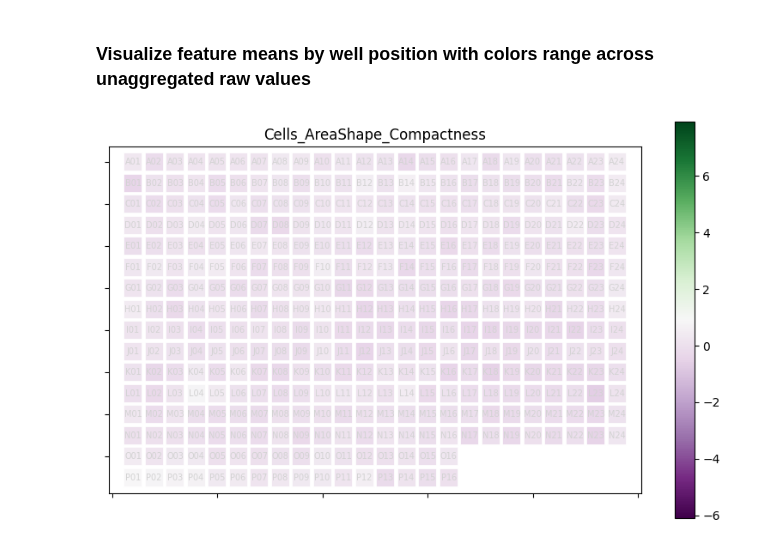
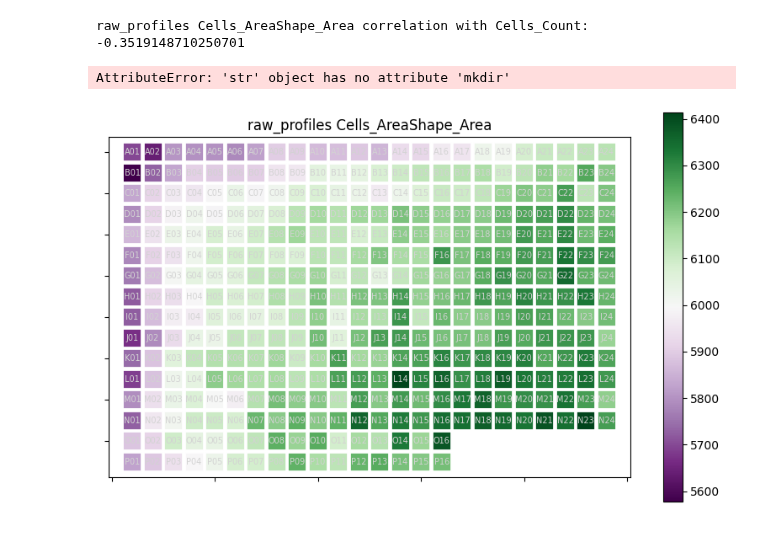
Before and after one commit to broadinstitute/position-effect-correction, a Jupyter notebook: 3.correct/7_visualize_well_mean.ipynb, the cells around one changed output. Drawn from its saved outputs; the diff is of its cells as text; code cells hidden in the pictures.

Commit message:
add plate viz for cell area and agp intensity

```diff
--- a/3.correct/7_visualize_well_mean.ipynb
+++ b/3.correct/7_visualize_well_mean.ipynb
@@ -5,9 +5,19 @@ import pandas as pd
 import seaborn as sns
 import matplotlib.pyplot as plt
 from plot_utils import plot_mean_feature_per_well
-# %%
-feature = "Cells_AreaShape_Compactness"
+# %%
+figsave_path = "output/plate_visualizations"
+
+features = ["Cells_AreaShape_Area", "Cells_Intensity_MeanIntensity_AGP"]
 # %%
 # profiles = pd.read_parquet("output/subset_profiles_cc_well_corrected.parquet")
-profiles = pd.read_parquet("output/subset_profiles_cc_corrected.parquet")
-profiles
+
+profiles = {
+    "raw_profiles":  "../1.load/output/raw_filtered_profiles.parquet",
+    "cc_adj_profiles": "../3.correct/output/profiles_cc_adjusted.parquet",
+    "well_mean_subtracted": "../3.correct/output/full_profiles_mean_corrected.parquet",
+    "cc_adj_well_mean_subtracted": "../3.correct/output/full_profiles_cc_adj_mean_corr.parquet"
+}
+
+# profiles = pd.read_parquet("output/subset_profiles_cc_corrected.parquet")
+# profiles
@@ -34,6 +24,11 @@ plot_mean_feature_per_well(profiles, feature)
-# %% [markdown]
-### Visualize feature means by well position with colors range across unaggregated raw values
-# %%
-plot_mean_feature_per_well(profiles, feature, colormap_range=(profiles[feature].min(), profiles[feature].max()))
-# %% [output]
-[figure, removed]
+# %%
+for p in profiles:
+    df = pd.read_parquet(profiles[p])
+    for feature in features:
+        print(f"{p} {feature} correlation with Cells_Count: {df[feature].corr(df['Cells_Count'])}")
+        plot_mean_feature_per_well(df, feature, prefix=p, figsave_path=figsave_path)
+        plt.show()
+# %% [output]
+raw_profiles Cells_AreaShape_Area correlation with Cells_Count: -0.3519148710250701
+AttributeError: 'str' object has no attribute 'mkdir'
+[figure, added]
```
Also changed, not shown: parts of 3 cells of this notebook, 12 other files.
